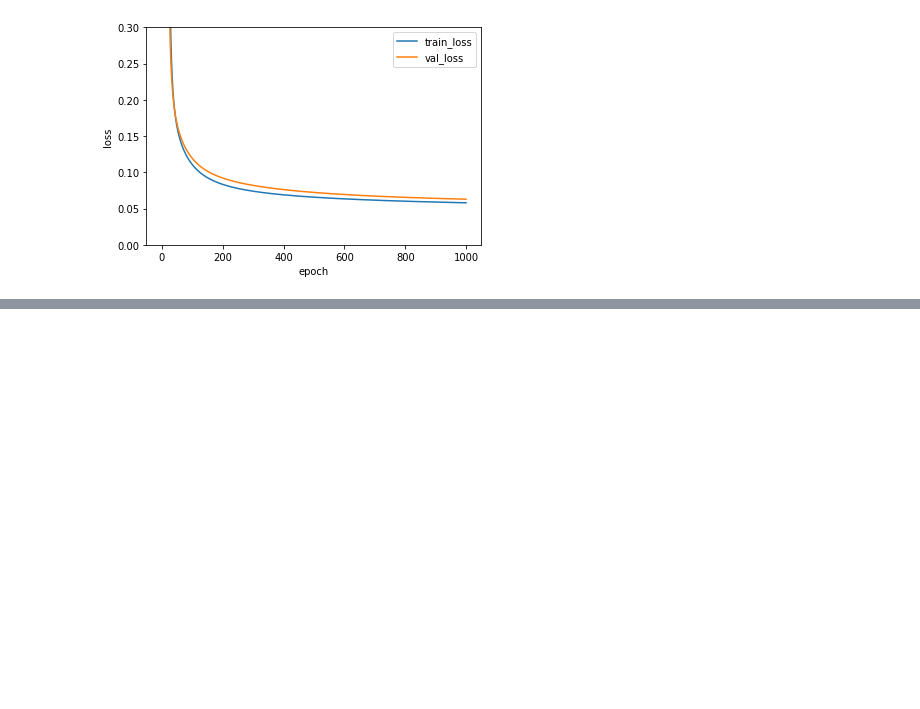
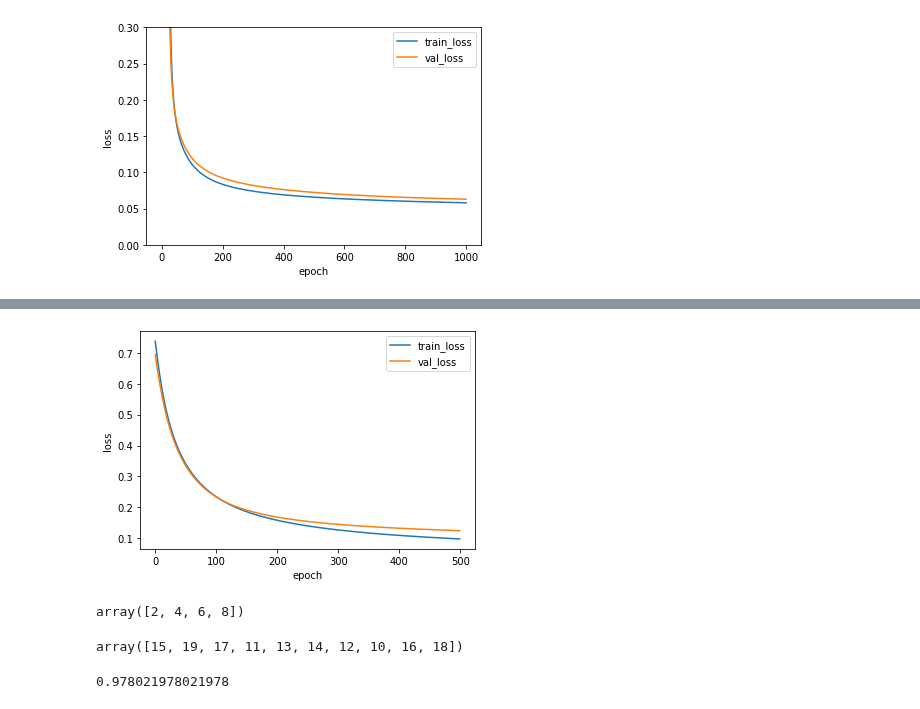
Before and after one commit to kjungmo/SBA2020_dataScience, a Jupyter notebook: 4.딥러닝활용.ipynb, the cells around one changed output, grey strips where cells are left out. Saved outputs shown, nothing was run; the diff lists cells and outputs as text; code cells hidden in the pictures; blank space fills up the shorter version.

```diff
--- a/4.딥러닝활용.ipynb
+++ b/4.딥러닝활용.ipynb
@@ -181,0 +255,37 @@ class DualLayer(SingleLayer):
+# %%
+class RandomInitNetwork(DualLayer):
+
+    def init_weights(self, n_features):
+        np.random.seed(42)
+        self.w1 = np.random.normal(0, 1,
+                                   (n_features, self.units))  # (특성 개수, 은닉층의 크기)
+        self.b1 = np.zeros(self.units)                        # 은닉층의 크기
+        self.w2 = np.random.normal(0, 1,
+                                   (self.units, 1))           # (은닉층의 크기, 1)
+        self.b2 = 0
+# %%
+random_init_net = RandomInitNetwork(l2=0.01)
+random_init_net.fit(x_train_scaled, y_train,
+                    x_val=x_val_scaled, y_val=y_val, epochs=500)
+# %%
+plt.plot(random_init_net.losses)
+plt.plot(random_init_net.val_losses)
+plt.ylabel('loss')
+plt.xlabel('epoch')
+plt.legend(['train_loss', 'val_loss'])
+plt.show()
+# %% [output]
+[figure, added]
+# %%
+a = np.array([1,2,3,4,5,6,7,8,9])
+b = [1,3,5,7]
+a[b]
+# %% [output]
+array([2, 4, 6, 8])
+# %%
+a = np.array([0,1,2,3,4,5,6,7,8,9])
+a += 10
+b = np.random.permutation(np.arange(len(a)))
+a[b]
+# %% [output]
+array([15, 19, 17, 11, 13, 14, 12, 10, 16, 18])
@@ -181,0 +331,7 @@ class DualLayer(SingleLayer):
+# %%
+minibatch_net = MinibatchNetwork(l2=0.01, batch_size=64)
+minibatch_net.fit(x_train_scaled, y_train,
+                  x_val=x_val_scaled, y_val=y_val, epochs=500)
+minibatch_net.score(x_val_scaled, y_val)
+# %% [output]
+0.978021978021978
```
Also changed, not shown: parts of 11 cells of this notebook.
